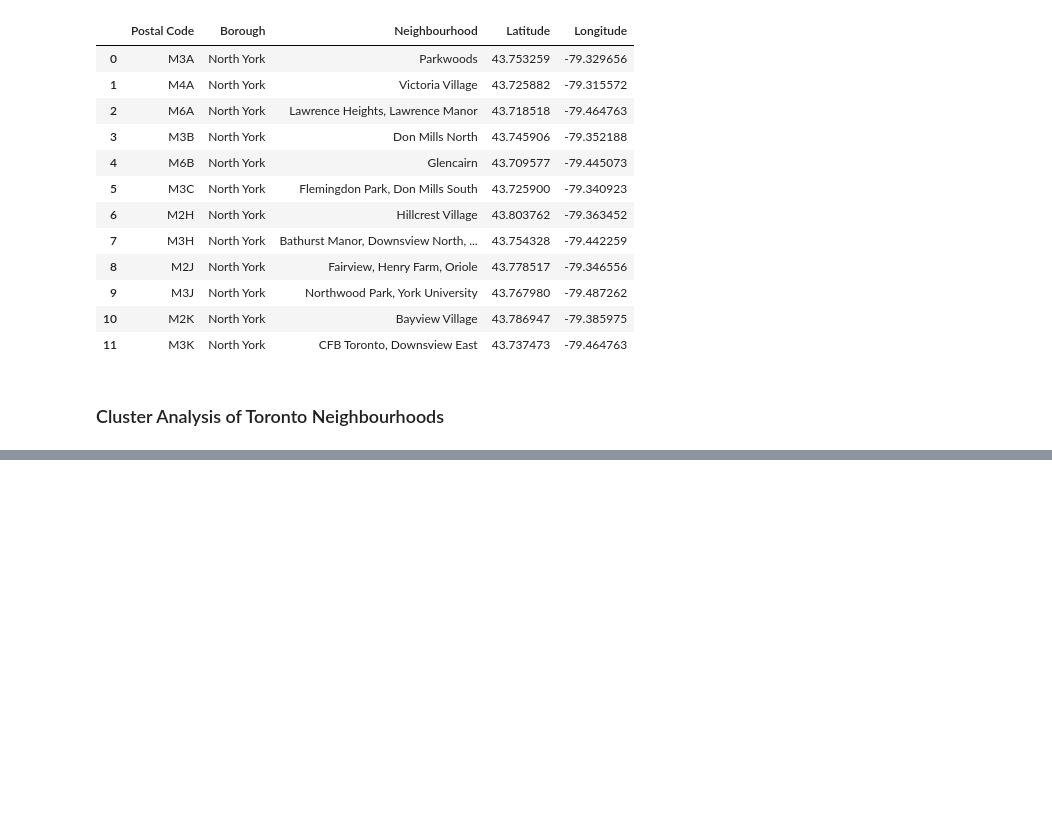
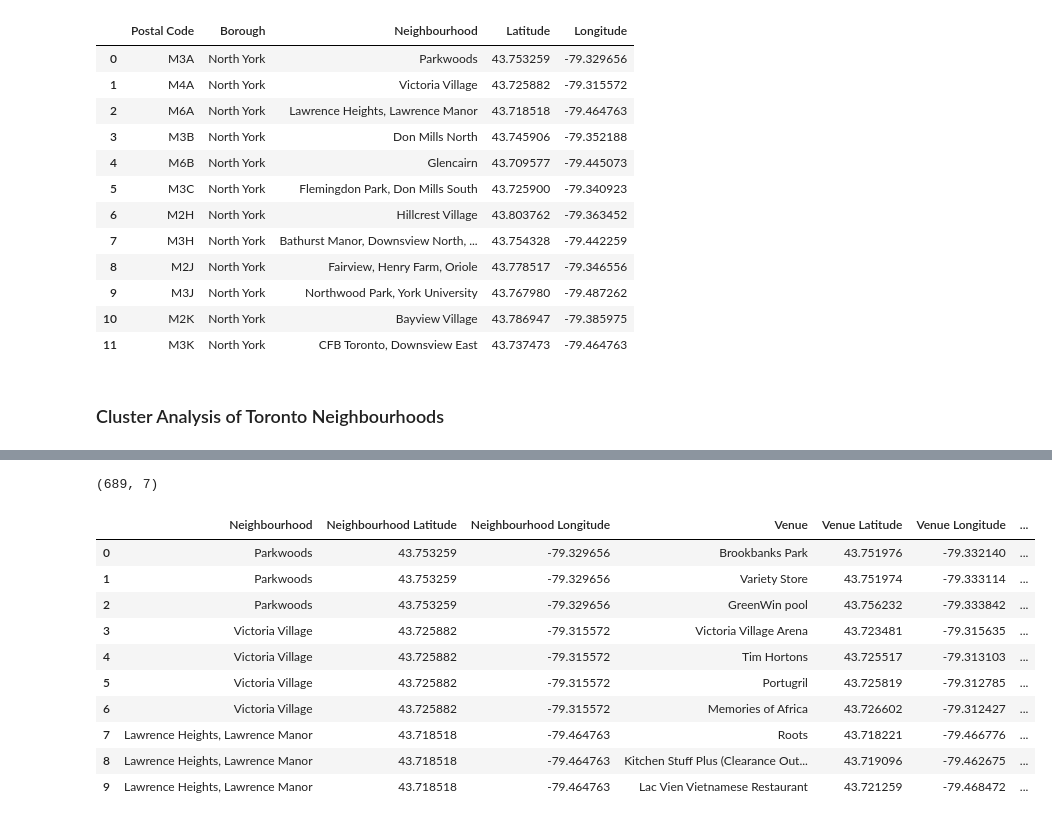
Before and after one commit to smithg1390/Coursera_Capstone, a Jupyter notebook: Applied Data Science Capstone.ipynb, the cells around one changed output, grey strips where cells are left out. Cells and saved outputs as stored; diff of their text form; code cells hidden in the pictures; blank space fills up the shorter version.

```diff
--- a/Applied Data Science Capstone.ipynb
+++ b/Applied Data Science Capstone.ipynb
@@ -234,0 +266,18 @@ df_toronto_neigh_2.loc[0, 'Neighbourhood']
+# %%
+df_toronto_neigh_venues.shape
+# %% [output]
+(689, 7)
+# %%
+df_toronto_neigh_venues.head(10)
+# %% [output]
+|  | Neighbourhood | Neighbourhood Latitude | Neighbourhood Longitude | Venue | Venue Latitude | Venue Longitude | ... |
+| 0 | Parkwoods | 43.753259 | -79.329656 | Brookbanks Park | 43.751976 | -79.332140 | ... |
+| 1 | Parkwoods | 43.753259 | -79.329656 | Variety Store | 43.751974 | -79.333114 | ... |
+| 2 | Parkwoods | 43.753259 | -79.329656 | GreenWin pool | 43.756232 | -79.333842 | ... |
+| 3 | Victoria Village | 43.725882 | -79.315572 | Victoria Village Arena | 43.723481 | -79.315635 | ... |
+| 4 | Victoria Village | 43.725882 | -79.315572 | Tim Hortons | 43.725517 | -79.313103 | ... |
+| 5 | Victoria Village | 43.725882 | -79.315572 | Portugril | 43.725819 | -79.312785 | ... |
+| 6 | Victoria Village | 43.725882 | -79.315572 | Memories of Africa | 43.726602 | -79.312427 | ... |
+| 7 | Lawrence Heights, Lawrence Manor | 43.718518 | -79.464763 | Roots | 43.718221 | -79.466776 | ... |
+| 8 | Lawrence Heights, Lawrence Manor | 43.718518 | -79.464763 | Kitchen Stuff Plus (Clearance Out... | 43.719096 | -79.462675 | ... |
+| 9 | Lawrence Heights, Lawrence Manor | 43.718518 | -79.464763 | Lac Vien Vietnamese Restaurant | 43.721259 | -79.468472 | ... |
```
Also changed, not shown: parts of 31 cells of this notebook.
